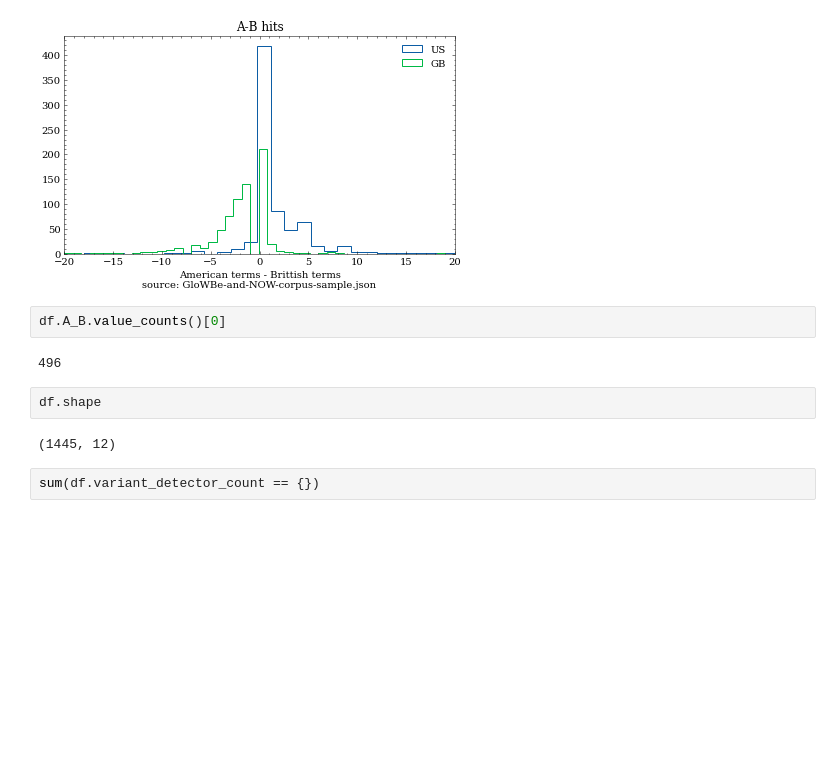
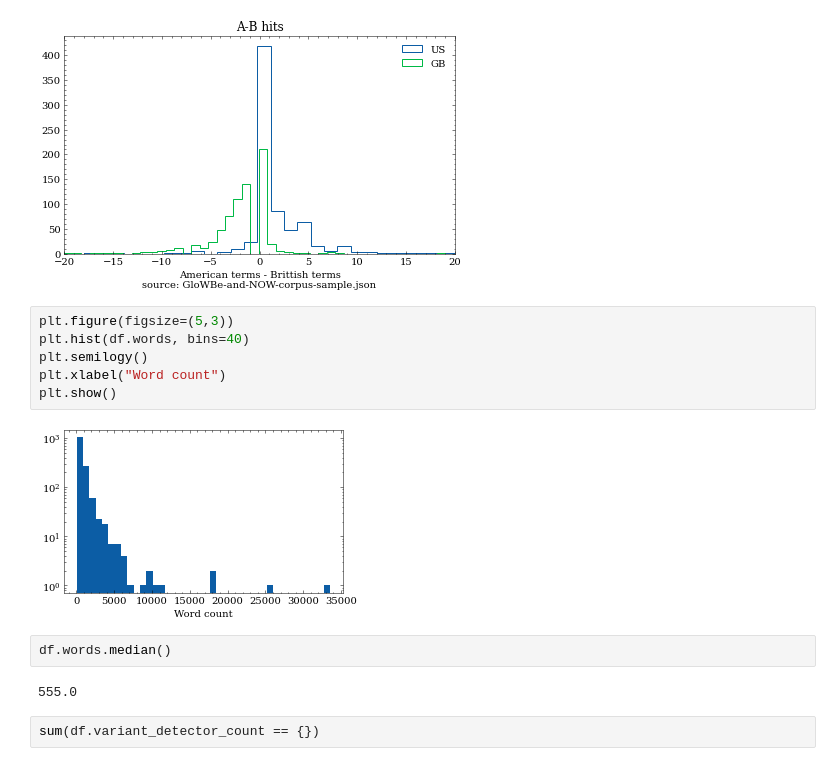
Before and after one commit to 5roop/task7, a Jupyter notebook: 2_using_lexicon.ipynb, the cells around one changed output. Drawn from its saved outputs; the diff is of its cells as text; blank space fills up the shorter version.

```diff
--- a/2_using_lexicon.ipynb
+++ b/2_using_lexicon.ipynb
@@ -76,14 +76,18 @@ plt.savefig("images/A-B.png")
 plt.show()
 # %% [output]
 [figure]
-# %%
-df.A_B.value_counts()[0]
-# %% [output]
-496
-# %%
-df.shape
-# %% [output]
-(1445, 12)
+# %%
+plt.figure(figsize=(5,3))
+plt.hist(df.words, bins=40)
+plt.semilogy()
+plt.xlabel("Word count")
+plt.show()
+# %% [output]
+[figure, added]
+# %%
+df.words.median()
+# %% [output]
+555.0
 # %%
 sum(df.variant_detector_count == {})
 # %% [output]
```
Also changed, not shown: parts of 2 cells of this notebook.
